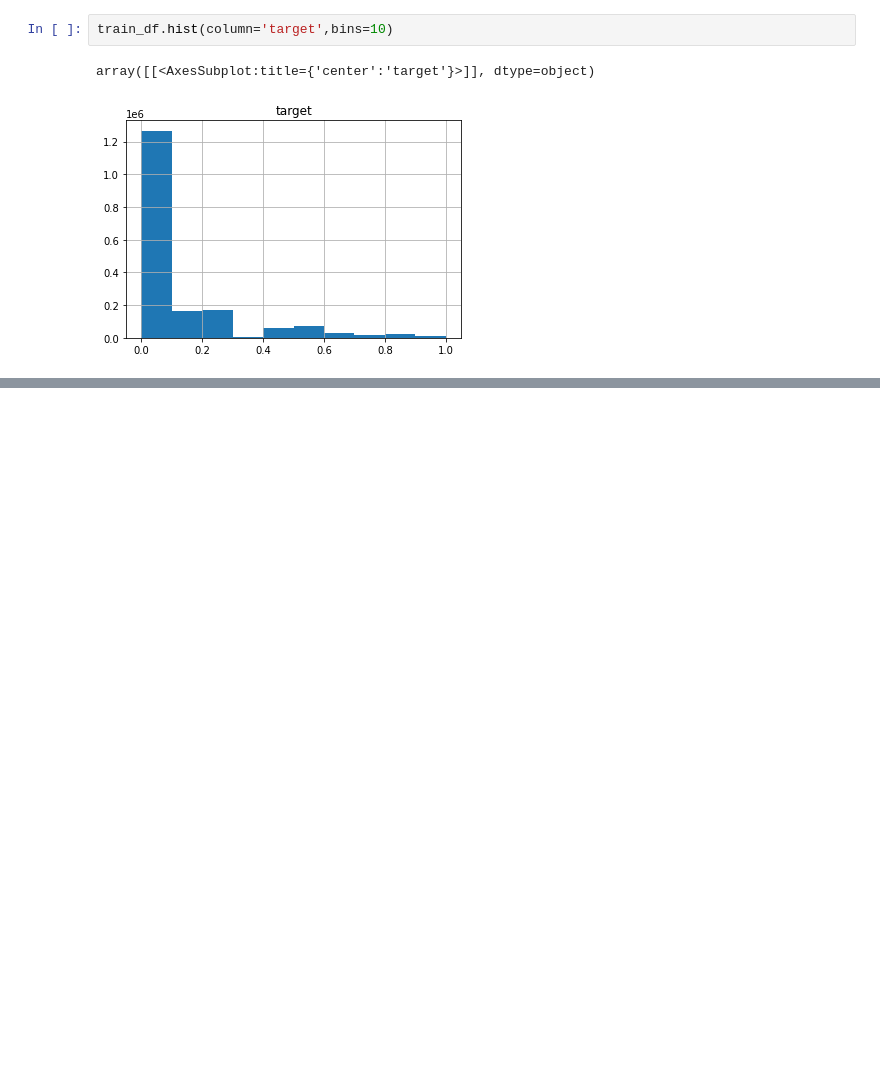
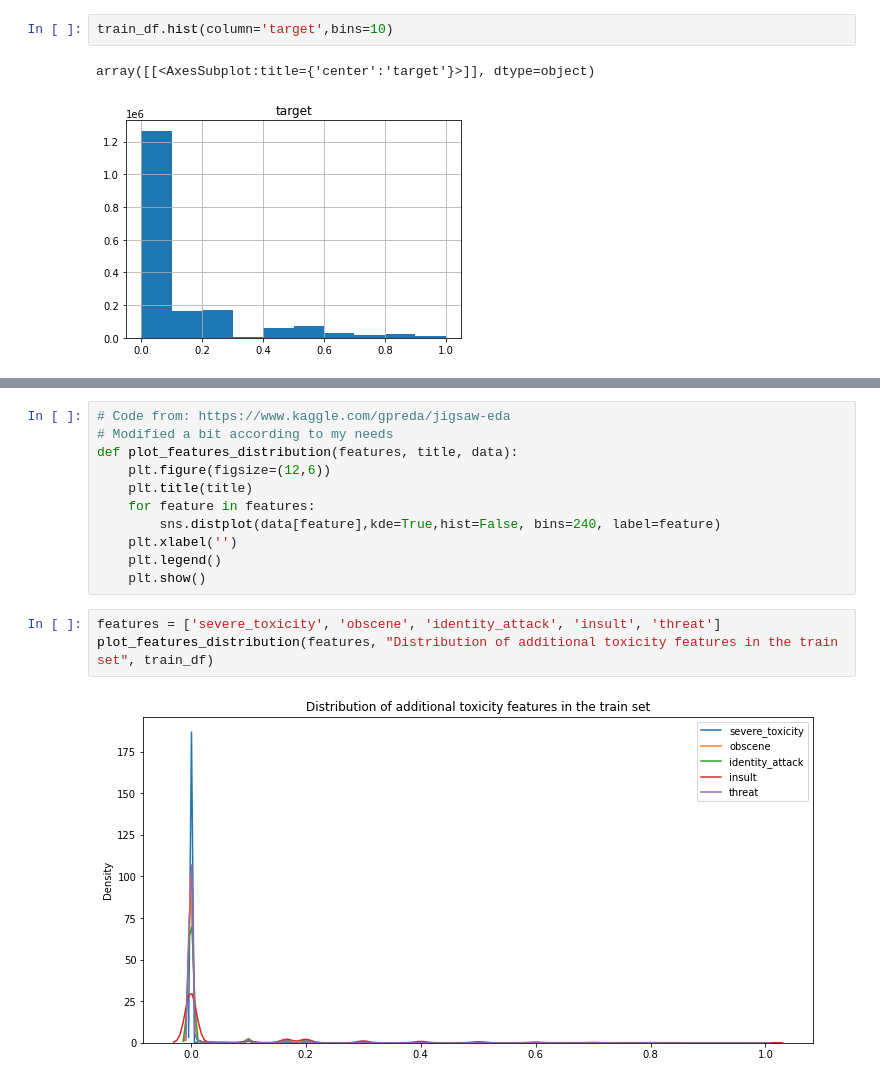
Before and after one commit to harshv2013/Toxic-Comments-Classification, a Jupyter notebook: Toxicity_Classification.ipynb, the cells around one changed output, grey strips where cells are left out. Cells and saved outputs as stored; diff of their text form; blank space fills up the shorter version.

```diff
--- a/Toxicity_Classification.ipynb
+++ b/Toxicity_Classification.ipynb
@@ -176,0 +255,16 @@ array([[<AxesSubplot:title={'center':'target'}>]], dtype=object)
+# %%
+# Code from: https://www.kaggle.com/gpreda/jigsaw-eda
+# Modified a bit according to my needs
+def plot_features_distribution(features, title, data):
+    plt.figure(figsize=(12,6))
+    plt.title(title)
+    for feature in features:
+        sns.distplot(data[feature],kde=True,hist=False, bins=240, label=feature)
+    plt.xlabel('')
+    plt.legend()
+    plt.show()
+# %%
+features = ['severe_toxicity', 'obscene', 'identity_attack', 'insult', 'threat']
+plot_features_distribution(features, "Distribution of additional toxicity features in the train set", train_df)
+# %% [output]
+[figure, added]
```
Also changed, not shown: parts of 50 cells of this notebook.
